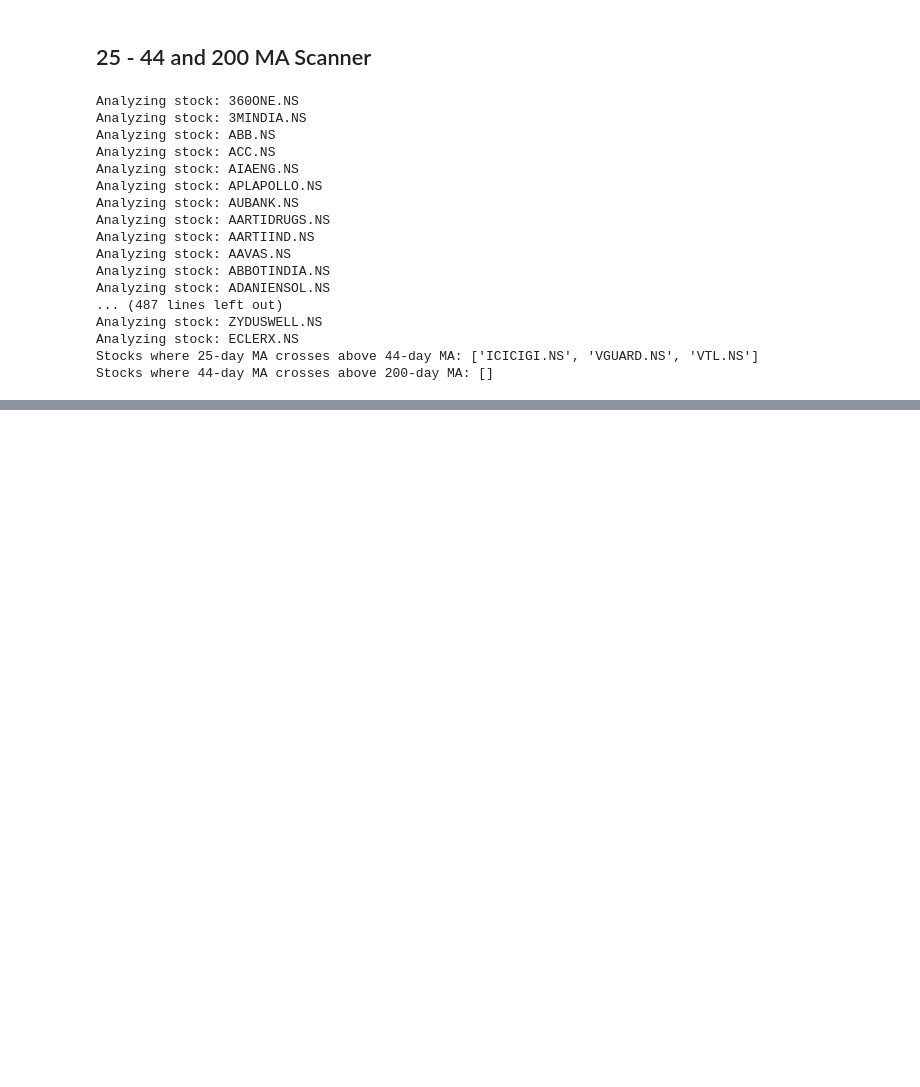
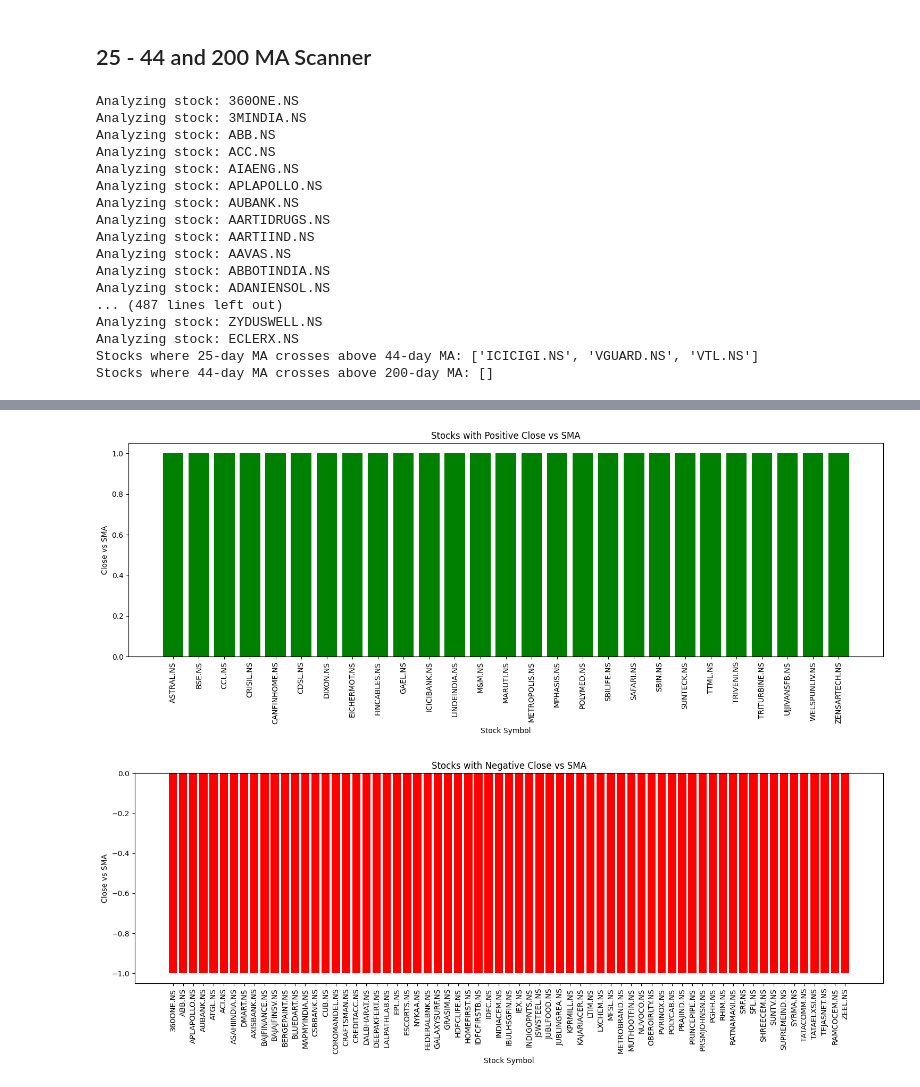
Before and after one commit to Tikam02/TechnicalAnalysis, a Jupyter notebook: Screener/screener-26MA-down.ipynb, the cells around one changed output, grey strips where cells are left out. Drawn from its saved outputs; the diff is of its cells as text; code cells hidden in the pictures; blank space fills up the shorter version.

```diff
--- a/Screener/screener-26MA-down.ipynb
+++ b/Screener/screener-26MA-down.ipynb
@@ -760,0 +1015,36 @@ Stocks where 44-day MA crosses above 200-day MA: []
+# %%
+import pandas as pd
+import matplotlib.pyplot as plt
+
+# Read the CSV file
+results_df = pd.read_csv('crossover_results.csv')
+
+# Map 'Positive' to 1 and 'Negative' to -1
+results_df['Color'] = results_df['Close vs SMA'].map({'Positive': 1, 'Negative': -1})
+
+# Separate positive and negative values
+positive_df = results_df[results_df['Color'] == 1]
+negative_df = results_df[results_df['Color'] == -1]
+
+# Plot positive values
+plt.figure(figsize=(15, 6))
+plt.bar(positive_df['Stock Symbol'], positive_df['Color'], color='green')
+plt.title('Stocks with Positive Close vs SMA')
+plt.xlabel('Stock Symbol')
+plt.ylabel('Close vs SMA')
+plt.xticks(rotation=90)
+plt.tight_layout()
+plt.show()
+
+# Plot negative values
+plt.figure(figsize=(15, 6))
+plt.bar(negative_df['Stock Symbol'], negative_df['Color'], color='red')
+plt.title('Stocks with Negative Close vs SMA')
+plt.xlabel('Stock Symbol')
+plt.ylabel('Close vs SMA')
+plt.xticks(rotation=90)
+plt.tight_layout()
+plt.show()
+# %% [output]
+[figure, added]
+[figure, added]
```
Also changed, not shown: parts of 15 cells of this notebook, 11 other files.
